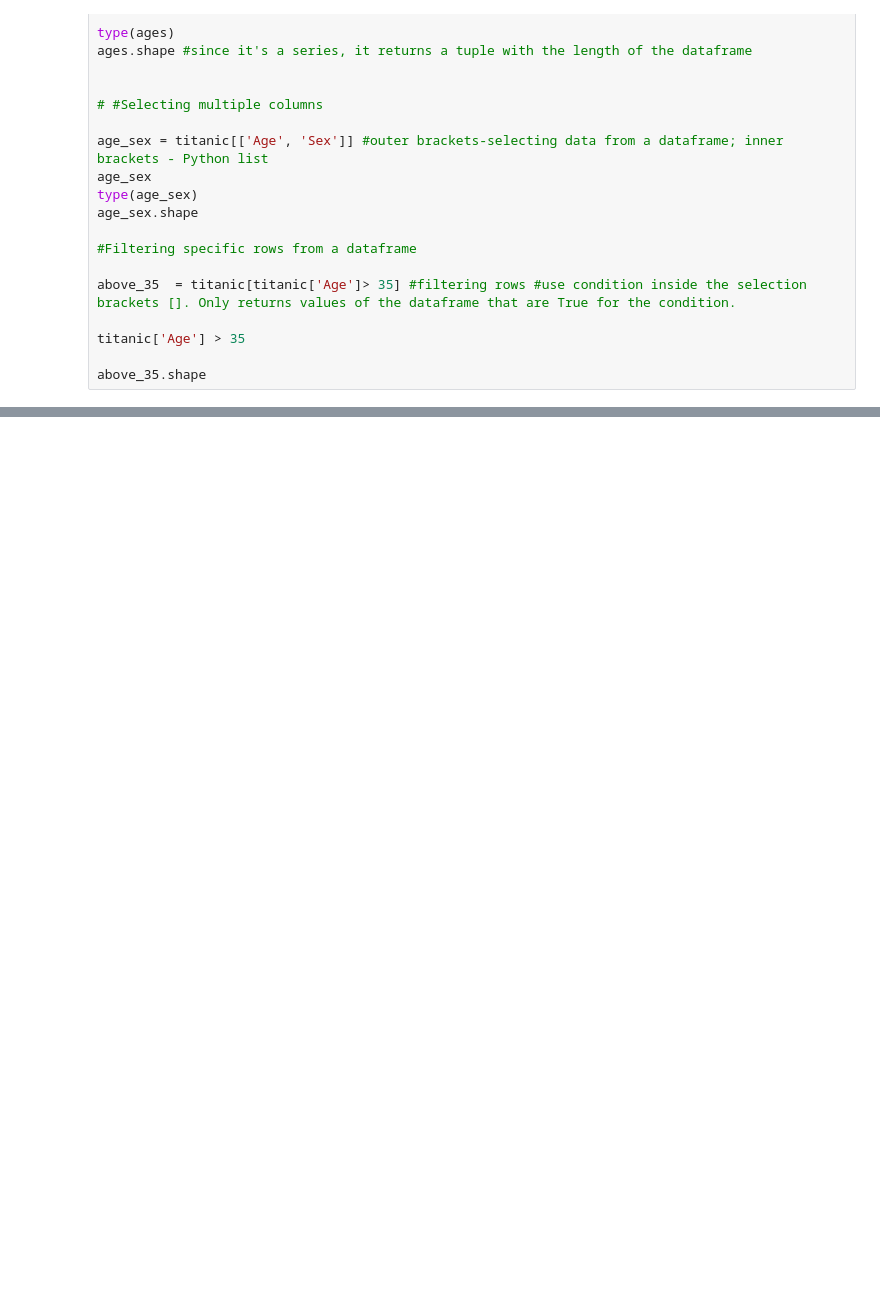
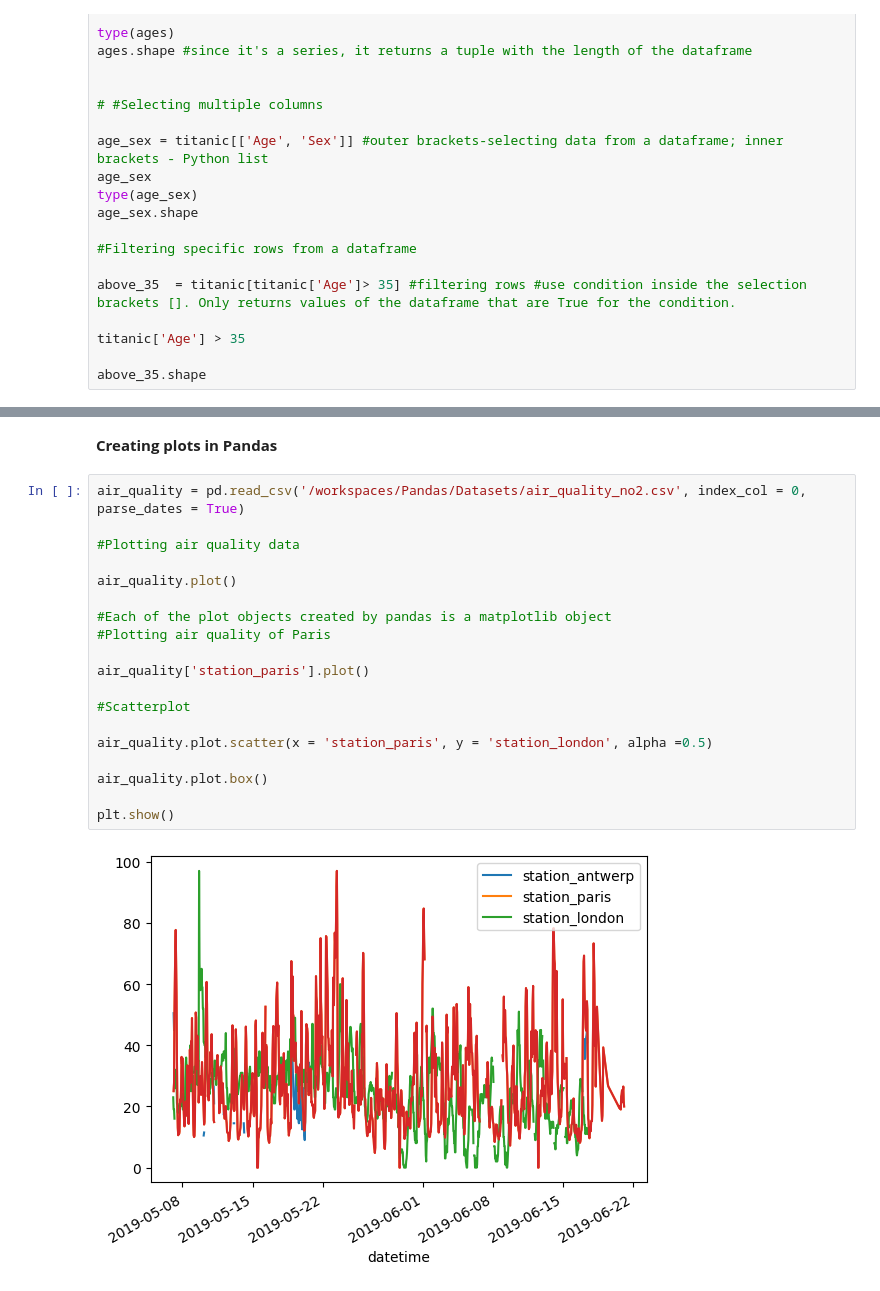
Before and after one commit to Eva088/Pandas, a Jupyter notebook: Pandas.ipynb, the cells around one changed output, grey strips where cells are left out. Drawn from its saved outputs; the diff is of its cells as text; blank space fills up the shorter version.

Commit message:
Creating plots in pandas

```diff
--- a/Pandas.ipynb
+++ b/Pandas.ipynb
@@ -128,0 +108,23 @@ titanic.head()
+# %% [markdown]
+**Creating plots in Pandas**
+# %%
+air_quality = pd.read_csv('/workspaces/Pandas/Datasets/air_quality_no2.csv', index_col = 0, parse_dates = True)
+
+#Plotting air quality data
+
+air_quality.plot()
+
+#Each of the plot objects created by pandas is a matplotlib object
+#Plotting air quality of Paris
+
+air_quality['station_paris'].plot()
+
+#Scatterplot
+
+air_quality.plot.scatter(x = 'station_paris', y = 'station_london', alpha =0.5)
+
+air_quality.plot.box()
+
+plt.show()
+# %% [output]
+[figure, added]
```
Also changed, not shown: parts of 5 cells of this notebook, 1 other file.
